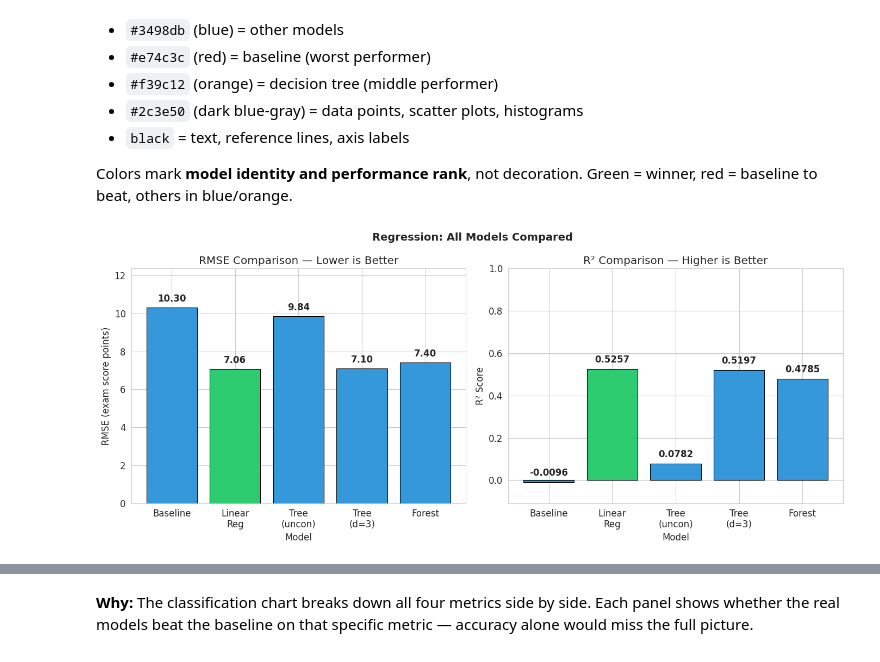
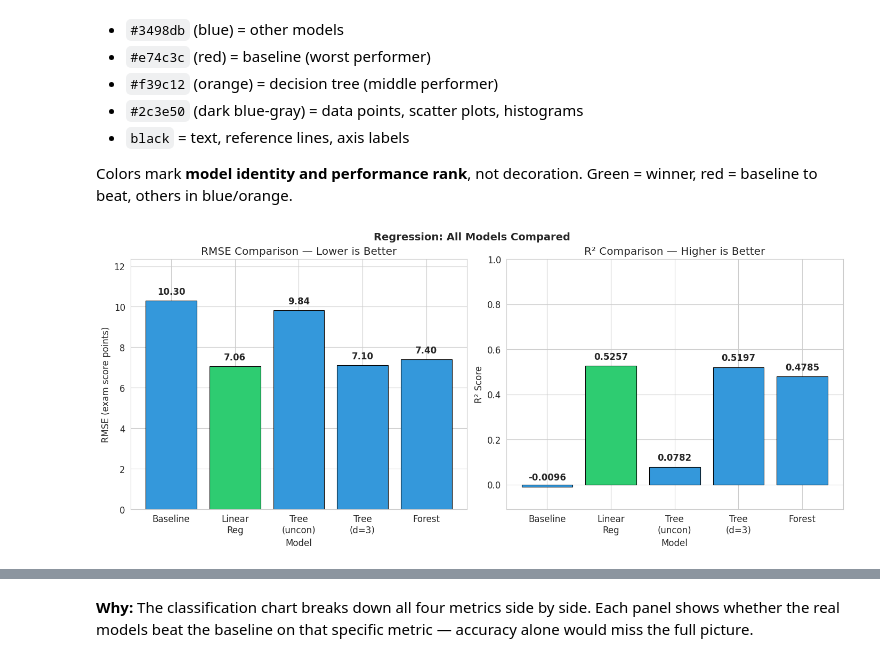
Before and after one commit to memoona-zahur/Iterate-Diagnose-Defend_Stronger-Models_Error-Analysis_and_Calibration, a Jupyter notebook: ml_pipeline.ipynb, the cells around one changed output, grey strips where cells are left out. Cells and saved outputs as stored; diff of their text form; code cells hidden in the pictures.

```diff
--- a/ml_pipeline.ipynb
+++ b/ml_pipeline.ipynb
@@ -772,32 +772,31 @@ r2s_reg = [r2_dummy, r2_lin, r2_tree_uncon, r2_tree_con, r2_rf]
 
 # Color: best model in green, others in blue-gray
 best_idx_reg = np.argmin(rmses_reg)
 colors_reg = ["#2ecc71" if i == best_idx_reg else "#3498db" for i in range(len(models_reg))]
 
 bars1 = axes[0].bar(models_reg, rmses_reg, color=colors_reg, edgecolor="black", linewidth=0.8)
 axes[0].set_ylabel("RMSE (exam score points)")
 axes[0].set_xlabel("Model")
 axes[0].set_title("RMSE Comparison — Lower is Better")
 axes[0].set_ylim(0, max(rmses_reg) * 1.2)
 for bar, val in zip(bars1, rmses_reg):
     axes[0].text(bar.get_x() + bar.get_width()/2, bar.get_height() + 0.2,
                  f"{val:.2f}", ha="center", va="bottom", fontweight="bold")
 
 best_idx_r2 = np.argmax(r2s_reg)
 colors_r2 = ["#2ecc71" if i == best_idx_r2 else "#3498db" for i in range(len(models_reg))]
 
 bars2 = axes[1].bar(models_reg, r2s_reg, color=colors_r2, edgecolor="black", linewidth=0.8)
 axes[1].set_ylabel("R² Score")
 axes[1].set_xlabel("Model")
 axes[1].set_title("R² Comparison — Higher is Better")
 axes[1].set_ylim(min(0, min(r2s_reg) - 0.1), 1.0)
 for bar, val in zip(bars2, r2s_reg):
     axes[1].text(bar.get_x() + bar.get_width()/2, bar.get_height() + 0.02,
                  f"{val:.4f}", ha="center", va="bottom", fontweight="bold")
 
 plt.suptitle("Regression: All Models Compared", fontsize=14, fontweight="bold")
-plt.tight_layout()
 plt.savefig(f"{CHARTS_DIR}/chart_regression_all_models.png", dpi=150, bbox_inches="tight")
 plt.show()
 # %% [output]
-[figure, old version]
+[figure, new version]
```
Also changed, not shown: parts of 5 cells of this notebook.
